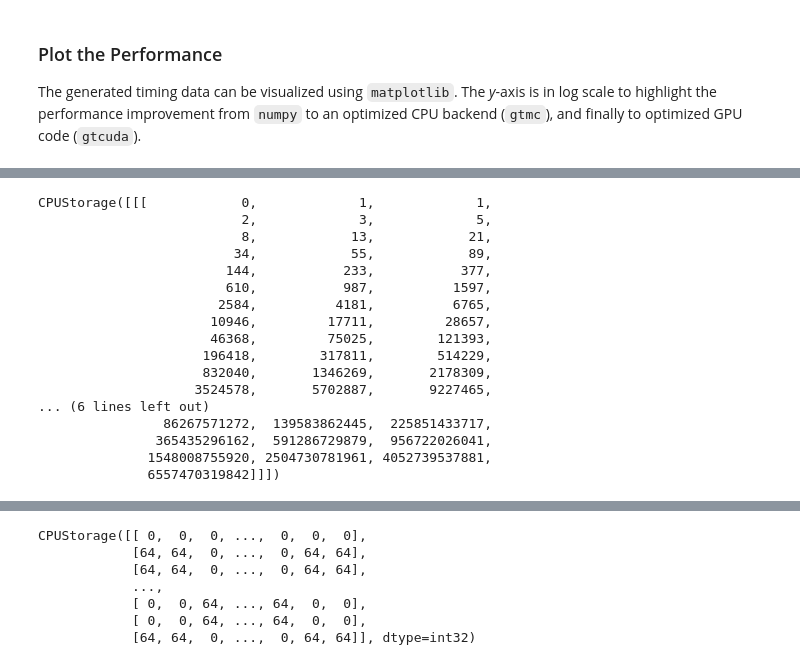
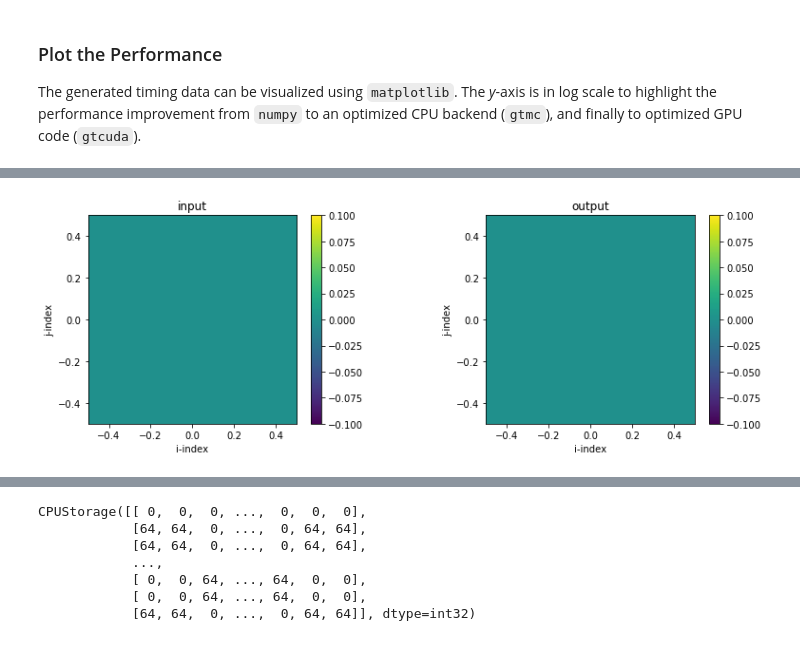
Before and after one commit to ai2cm/dsl_workshop, a Jupyter notebook: notebooks/Session-1B.ipynb, the cells around one changed output, grey strips where cells are left out. Drawn from its saved outputs; the diff is of its cells as text; code cells hidden in the pictures.

```diff
--- a/notebooks/Session-1B.ipynb
+++ b/notebooks/Session-1B.ipynb
@@ -141,35 +422,28 @@ def diffusion_def2(in_field: Field[np.float], out_field: Field[np.float], *, coe
 # %%
-itype = np.int
-IntFieldK = Field[itype, gtscript.K]
+# SOLUTION 1
 backend = "numpy"
+dtype = np.float
+FieldK = Field[dtype, gtscript.K]
+N = 64
+
+@gtscript.stencil(backend=backend)
+def fibonacci(fib: FieldK):
+    with computation(FORWARD):
+        with interval(1, 2):
+            fib = 1.    # base case...
+        with interval(2, None):
+            fib = fib[0, 0, -2] + fib[0, 0, -1]
 
 
-@gtscript.stencil(backend=backend)
-def fibonacci(fib: IntFieldK):
-    with computation(FORWARD), interval(2, None):
-        fib = fib[0, 0, -2] + fib[0, 0, -1]
+fib_gt = gt_storage.zeros(backend, (0, 0, 0), (1, 1, N), dtype)
+fibonacci(fib_gt, origin=(0, 0, 0), domain=(1, 1, N))
 
+n = np.arange(0, N)
+sqrt5 = np.sqrt(5.)
+phi = (1. + sqrt5) / 2.
+fib_data = np.rint((phi ** n - (-1. / phi) ** n) / sqrt5)
+fib_np = gt_storage.from_array(fib_data, backend, (0, 0, 0), (1, 1, N), dtype=dtype)
 
-fib_field = gt_storage.zeros(backend, (0, 0, 0), (1, 1, 64), itype)
-fib_field[0, 0, 1] = 1    # base case...
-
-fibonacci(fib_field, origin=(0, 0, 0), domain=(1, 1, 64), validate_args=False)
-fib_field
+plot_two_ij_slices(fib_np, fib_gt)
 # %% [output]
-CPUStorage([[[            0,             1,             1,
-                          2,             3,             5,
-                          8,            13,            21,
-                         34,            55,            89,
-                        144,           233,           377,
-                        610,           987,          1597,
-                       2584,          4181,          6765,
-                      10946,         17711,         28657,
-                      46368,         75025,        121393,
-                     196418,        317811,        514229,
-                     832040,       1346269,       2178309,
-                    3524578,       5702887,       9227465,
-... (6 lines left out)
-                86267571272,  139583862445,  225851433717,
-               365435296162,  591286729879,  956722026041,
-              1548008755920, 2504730781961, 4052739537881,
-              6557470319842]]])
+[figure, added]
```
Also changed, not shown: parts of 15 cells of this notebook.
